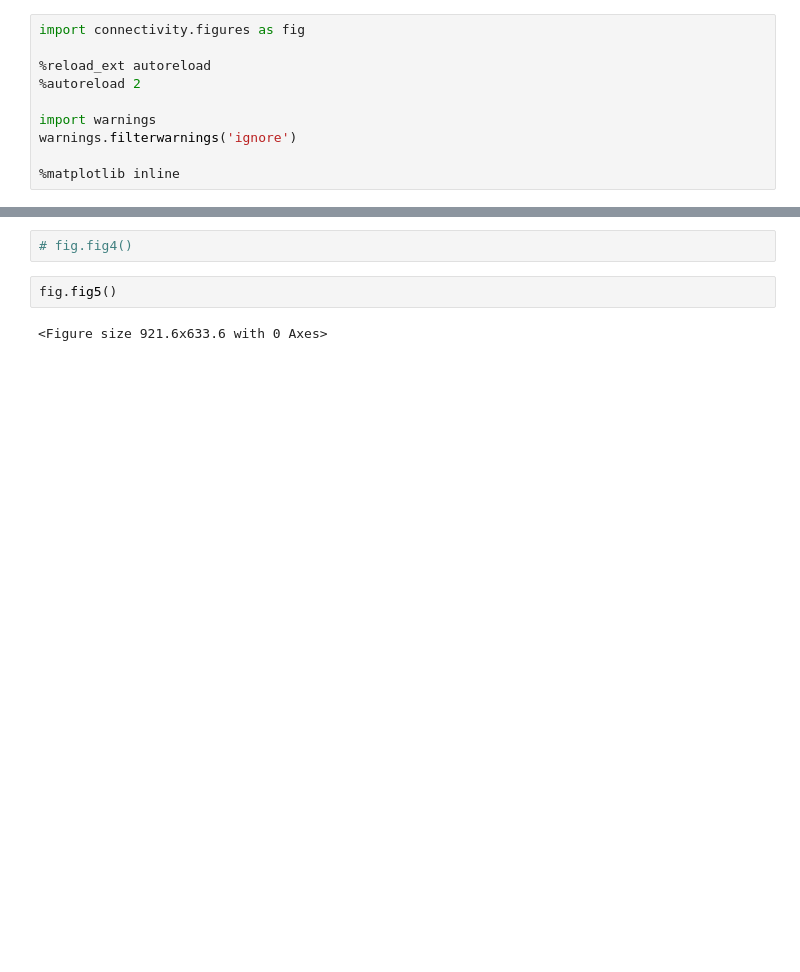
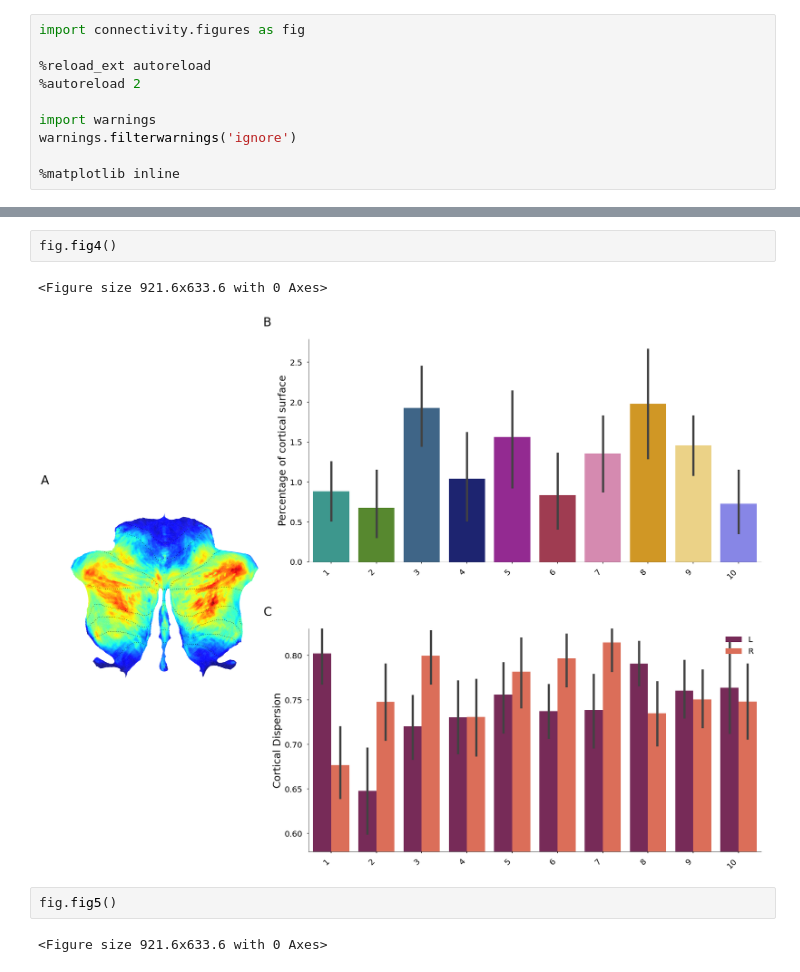
Before and after one commit to maedbhk/cerebellum_connectivity, a Jupyter notebook: notebooks/figures-mk.ipynb, the cells around one changed output, grey strips where cells are left out. Cells and saved outputs as stored; diff of their text form; blank space fills up the shorter version.

```diff
--- a/notebooks/figures-mk.ipynb
+++ b/notebooks/figures-mk.ipynb
@@ -21,5 +23,8 @@ fig.fig3()
 # %%
-# fig.fig4()
+fig.fig4()
+# %% [output]
+<Figure size 921.6x633.6 with 0 Axes>
+[figure, added]
 # %%
 fig.fig5()
 # %% [output]
```
Also changed, not shown: parts of 2 cells of this notebook, 3 other files.
